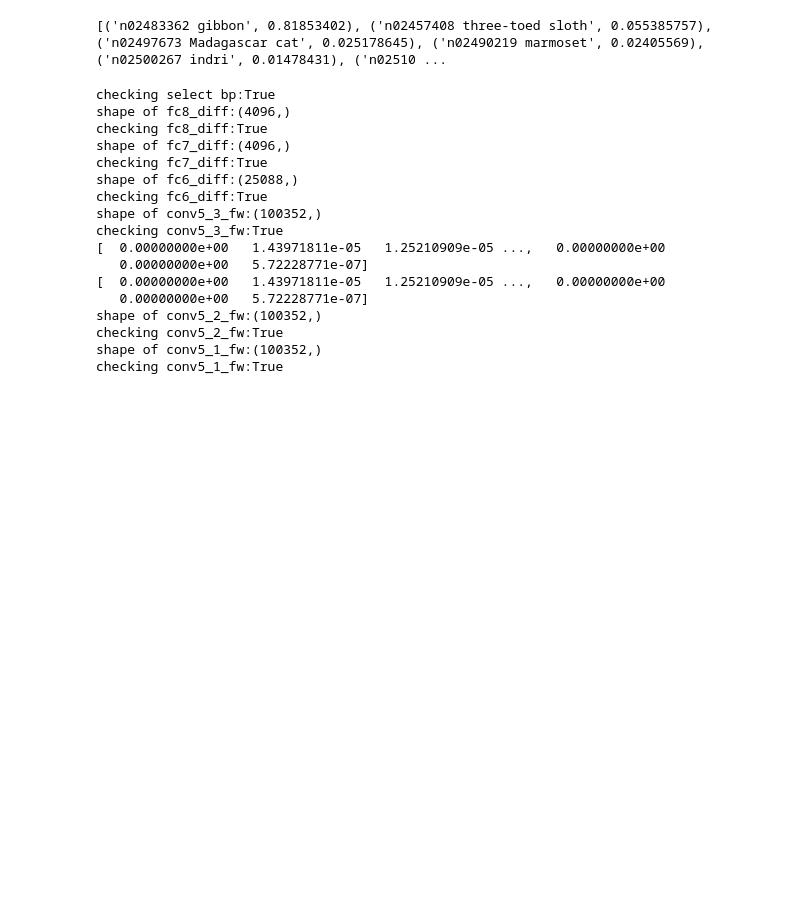
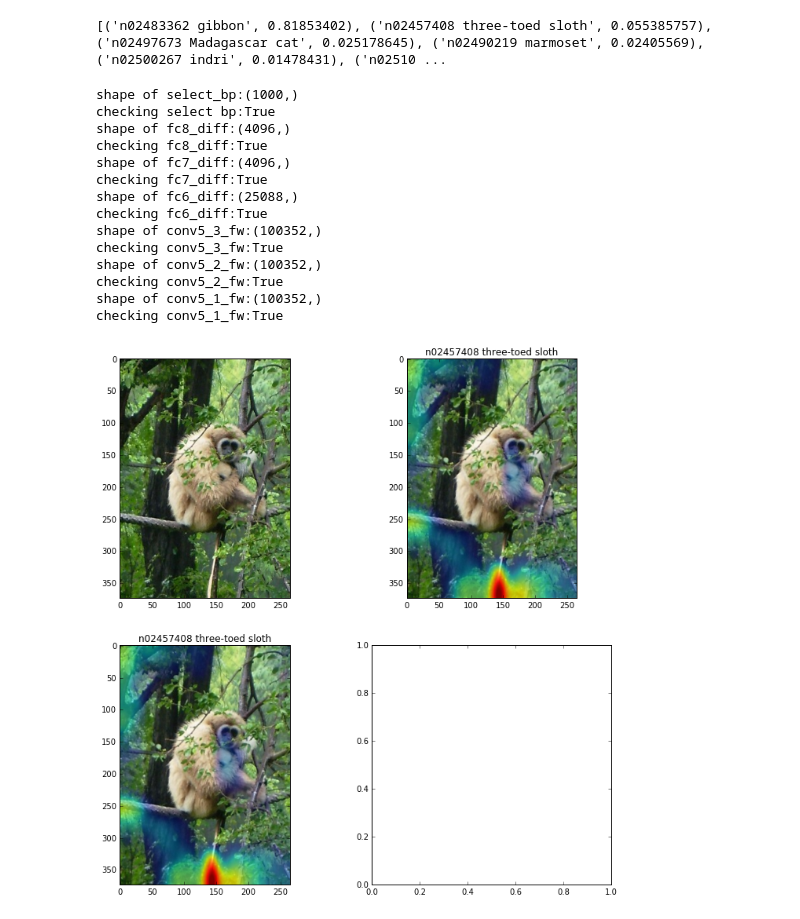
Before and after one commit to MSRCCS/Caffe-ExcitationBP, a Jupyter notebook: excitationBP/Test_Forward_Pass.ipynb, the cells around one changed output. Cells and saved outputs as stored; diff of their text form; code cells hidden in the pictures; blank space fills up the shorter version.

```diff
--- a/excitationBP/Test_Forward_Pass.ipynb
+++ b/excitationBP/Test_Forward_Pass.ipynb
@@ -112,11 +119,23 @@ net.blobs[topBlobName].diff[0][tagID] = 1; # np.exp(net.blobs[topBlobName].data[
 # net.blobs[topBlobName].diff[0][tagID] /= net.blobs[topBlobName].diff[0][tagID].sum()
 
 # invert the top layer weights
-out = net.backward(start = topLayerName, end = outputLayerName)
-buff = net.blobs[secondTopBlobName].diff.copy()
+if False:
+    out = net.backward(start = fwdLayerName, end = outputLayerName)
+    buff = net.blobs[secondTopBlobName].diff.copy()
+
+else:
 
 
+    net.params[topLayerName][0].data[...] *= -1
+    out = net.backward(start = topLayerName, end = secondTopLayerName)
+    buff = net.blobs[secondTopBlobName].diff.copy()
+    # invert back
+    net.params[topLayerName][0].data[...] *= -1
+    out = net.backward(start = topLayerName, end = secondTopLayerName)
+    # compute the contrastive signal
+    net.blobs[secondTopBlobName].diff[...] -= buff
 
+    out = net.backward(start = secondTopLayerName, end = outputLayerName)
 
 
 select_bp_gt = net.blobs['fc8_bp'].diff[0].flatten()
@@ -152,6 +175,6 @@ conv5_1_fw_gt shape:(100352,)
 # %%
 caffe.set_mode_cpu()
-net1 = caffe.Net('../models/ccs_bp/ccs_bp.prototxt',
+net1 = caffe.Net('../models/ccs_bp/ccs_bp_contrastive.prototxt',
                 '../models/VGG16/VGG_ILSVRC_16_layers_bp.caffemodel',
                 caffe.TRAIN)
 tags,tag2ID = util.loadTags('../data/ilsvrc12/synset_words.txt')
@@ -178,12 +199,15 @@ plt.imshow(imgS)
 [figure]
 # %%
 caffe.set_mode_cpu()
-net.blobs['data'].reshape(1,3,newSize[0],newSize[1])
+net1.blobs['data'].reshape(1,3,newSize[0],newSize[1])
 transformer = caffe.io.Transformer({'data': net.blobs['data'].data.shape})
 transformer.set_mean('data', np.array([103.939, 116.779, 123.68]))
 transformer.set_transpose('data', (2,0,1))
 transformer.set_channel_swap('data', (2,1,0))
 transformer.set_raw_scale('data', 255.0)
+
+net1.params["fc8_diff_cont"][0].data[...] = net1.params["fc8_diff"][0].data
+net1.params["fc8_diff_cont"][0].data[...] *= -1
 
 net1.blobs['data'].data[...] = transformer.preprocess('data', imgS)
 out = net1.forward(end = "conv5_1_diff")
@@ -196,13 +220,12 @@ print(tagScore[:10])
 [('n02483362 gibbon', 0.81853402), ('n02457408 three-toed sloth', 0.055385757), ('n02497673 Madagascar cat', 0.025178645), ('n02490219 marmoset', 0.02405569), ('n02500267 indri', 0.01478431), ('n02510 ...
 # %%
 select_bp = net1.blobs["select_bp"].data[0].flatten()
-# print "shape of select_bp:" + str(select_bp.shape)
+print "shape of select_bp:" + str(select_bp.shape)
 print "checking select bp:" + str(np.array_equal(select_bp,select_bp_gt))
 
-fc8_fw = net1.blobs["fc8_diff"].data[0].flatten()
+fc8_fw = net1.blobs["fc8_diff_final"].data[0].flatten()
 print "shape of fc8_diff:" + str(fc8_fw.shape)
 print "checking fc8_diff:" + str(np.array_equal(fc8_fw,fc8_fw_gt))
-
 
 fc7_fw = net1.blobs["fc7_diff"].data[0].flatten()
 print "shape of fc7_diff:" + str(fc7_fw.shape)
@@ -217,9 +240,6 @@ conv5_3_fw = net1.blobs["conv5_3_diff"].data[0].flatten()
 print "shape of conv5_3_fw:" + str(conv5_3_fw.shape)
 print "checking conv5_3_fw:" + str(np.array_equal(conv5_3_fw,conv5_3_fw_gt))
 
-print conv5_3_fw
-print conv5_3_fw_gt
-
 conv5_2_fw = net1.blobs["conv5_2_diff"].data[0].flatten()
 print "shape of conv5_2_fw:" + str(conv5_2_fw.shape)
 print "checking conv5_2_fw:" + str(np.array_equal(conv5_2_fw,conv5_2_fw_gt))
@@ -229,6 +249,7 @@ conv5_1_fw = net1.blobs["conv5_1_diff"].data[0].flatten()
 print "shape of conv5_1_fw:" + str(conv5_1_fw.shape)
 print "checking conv5_1_fw:" + str(np.array_equal(conv5_1_fw,conv5_1_fw_gt))
 # %% [output]
+shape of select_bp:(1000,)
 checking select bp:True
 shape of fc8_diff:(4096,)
 checking fc8_diff:True
@@ -238,11 +259,29 @@ shape of fc6_diff:(25088,)
 checking fc6_diff:True
 shape of conv5_3_fw:(100352,)
 checking conv5_3_fw:True
-[  0.00000000e+00   1.43971811e-05   1.25210909e-05 ...,   0.00000000e+00
-   0.00000000e+00   5.72228771e-07]
-[  0.00000000e+00   1.43971811e-05   1.25210909e-05 ...,   0.00000000e+00
-   0.00000000e+00   5.72228771e-07]
 shape of conv5_2_fw:(100352,)
 checking conv5_2_fw:True
 shape of conv5_1_fw:(100352,)
 checking conv5_1_fw:True
+# %%
+caffe.set_mode_cpu()
+tagName = ['n02457408 three-toed sloth','n02457408 three-toed sloth']
+
+attMaps = []
+
+net1.params["fc8_diff_cont"][0].data[...] = net1.params["fc8_diff"][0].data
+net1.params["fc8_diff_cont"][0].data[...] *= -1
+
+for i in range(len(tagName)):
+    tagID = tag2ID[tagName[i]]
+    net1.blobs["fc8_diff_cont"].diff[0][...] = 0
+    net1.blobs["fc8_diff_cont"].diff[0][tagID] = 1
+
+    net1.blobs['data'].data[...] = transformer.preprocess('data', imgS)
+    out = net1.forward(end = "conv5_1_diff")
+
+    attMap = np.maximum(net1.blobs["conv5_1_diff"].data[0].sum(0), 0)
+    attMaps.append(attMap)
+util.showAttMap(img, attMaps, tagName, overlap = True, blur = False)
+# %% [output]
+[figure, added]
```
Also changed, not shown: parts of 4 cells of this notebook.
